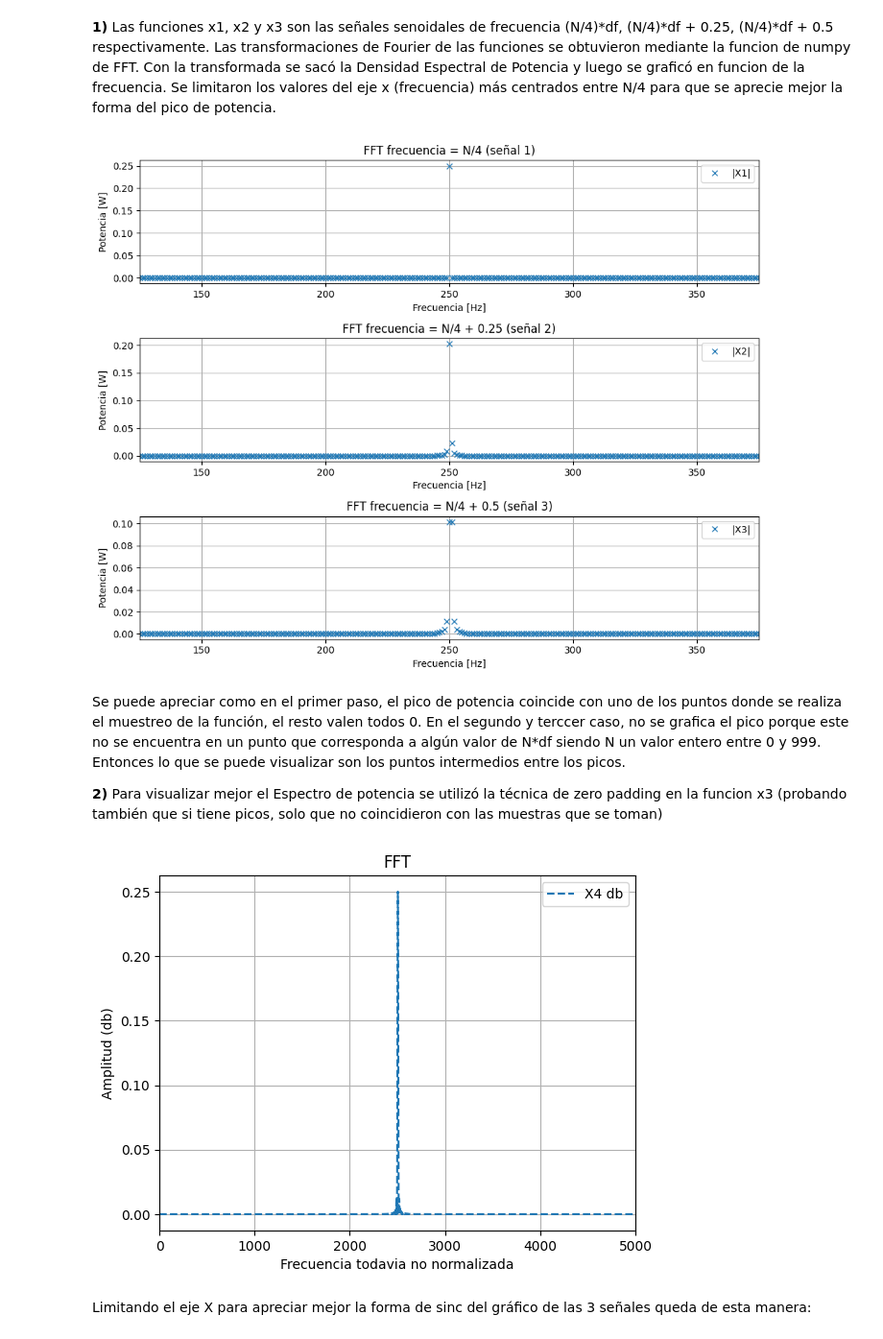
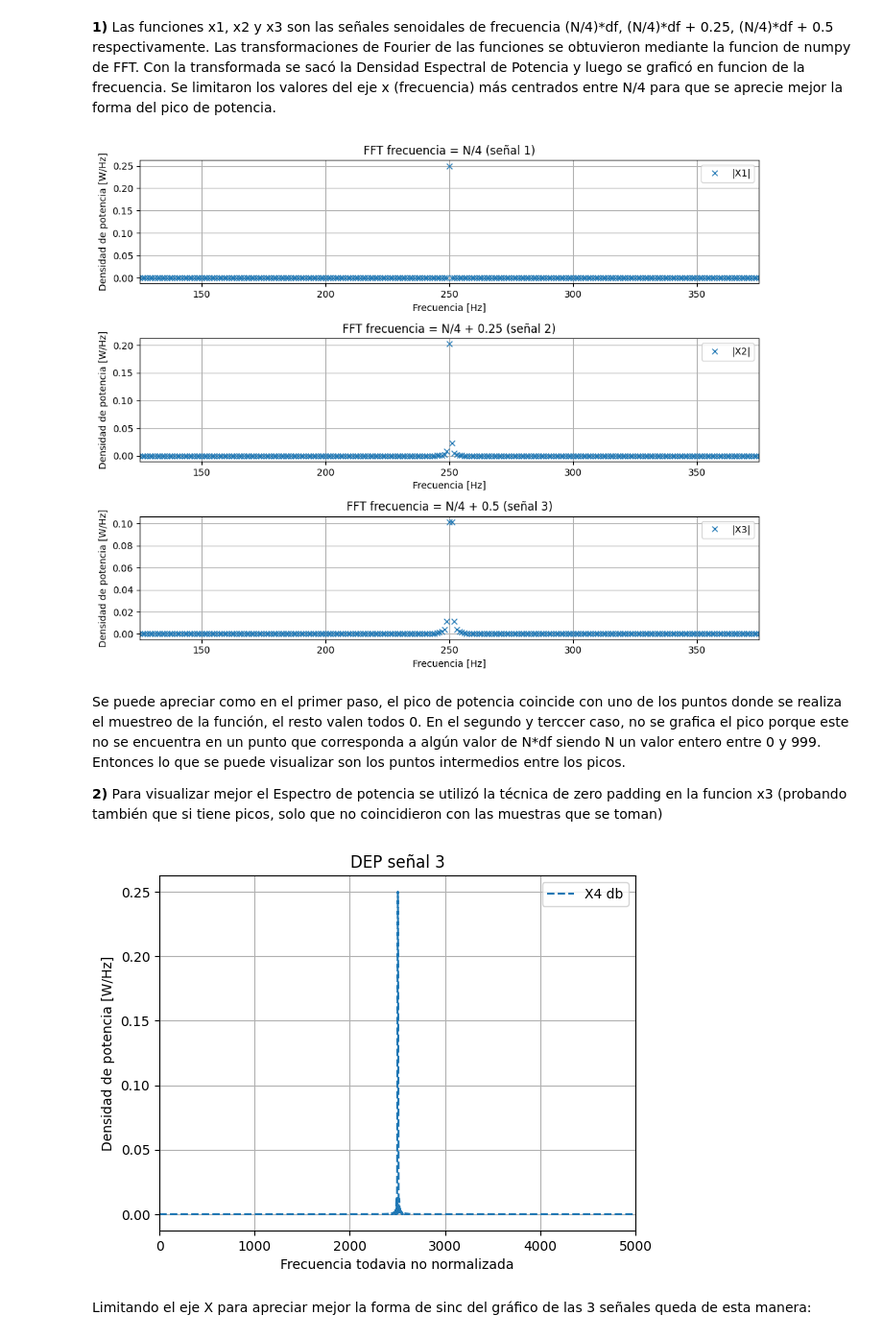
Before and after one commit to Fededun/APS-segundo-cuatri-2025-Federico-Dunel, a Jupyter notebook: TS3 Federico Dunel.ipynb, the cells around one changed output. Shown at 96% size. Drawn from its saved outputs; the diff is of its cells as text; code cells hidden in the pictures.

```diff
--- a/TS3 Federico Dunel.ipynb
+++ b/TS3 Federico Dunel.ipynb
@@ -74,7 +74,7 @@ plt.plot(frec, DEPX1, 'x', label='|X1|')
 plt.xlim([(1/8)*fs, (3/8)*fs])
 plt.title('FFT frecuencia = N/4 (señal 1)')
 plt.xlabel("Frecuencia [Hz]")
-plt.ylabel("Potencia [W]")
+plt.ylabel("Densidad de potencia [W/Hz]")
 plt.grid()
 plt.legend()
 
@@ -83,7 +83,7 @@ plt.plot(frec, DEPX2, 'x', label='|X2|')
 plt.xlim([(1/8)*fs, (3/8)*fs])
 plt.title('FFT frecuencia = N/4 + 0.25 (señal 2)')
 plt.xlabel("Frecuencia [Hz]")
-plt.ylabel("Potencia [W]")
+plt.ylabel("Densidad de potencia [W/Hz]")
 plt.grid()
 plt.legend()
 
@@ -92,14 +92,14 @@ plt.plot(frec, DEPX3, 'x', label='|X3|')
 plt.xlim([(1/8)*fs, (3/8)*fs])
 plt.title('FFT frecuencia = N/4 + 0.5 (señal 3)')
 plt.xlabel("Frecuencia [Hz]")
-plt.ylabel("Potencia [W]")
+plt.ylabel("Densidad de potencia [W/Hz]")
 plt.grid()
 plt.legend()
 
 plt.tight_layout()
 plt.show()
 # %% [output]
-[figure, old version]
+[figure, new version]
 # %% [markdown]
 Se puede apreciar como en el primer paso, el pico de potencia coincide con uno de los puntos donde se realiza el muestreo de la función, el resto valen todos 0. En el segundo y terccer caso, no se grafica el pico porque este no se encuentra en un punto que corresponda a algún valor de N*df siendo N un valor entero entre 0 y 999. Entonces lo que se puede visualizar son los puntos intermedios entre los picos.
 
@@ -107,28 +107,28 @@ Se puede apreciar como en el primer paso, el pico de potencia coincide con uno d
 # %%
 padding = np.zeros(10*n)
 padding[0:n] = x3
 
 X4=fft(padding)
 X4abs=np.abs(X4)
 DEPX4= (X4abs**2)/(n*fs)
 X4ang=np.angle(padding)
 
 frec2=np.arange(10 * n) * df
 
 plt.figure(2)
 plt.plot(frec2, DEPX4, '--' , label='X4 db')
 plt.title('DEP señal 3')
 
 plt.xlabel("Frecuencia todavia no normalizada")
 
-plt.ylabel("Amplitud (db)")
+plt.ylabel("Densidad de potencia [W/Hz]")
 
 plt.legend()
 plt.xlim([0,(fs/2)*10])
 plt.grid()
 plt.show()
 # %% [output]
-[figure, old version]
+[figure, new version]
 # %% [markdown]
 Limitando el eje X para apreciar mejor la forma de sinc del gráfico de las 3 señales queda de esta manera:
 # %%
```
Also changed, not shown: parts of 2 cells of this notebook.
